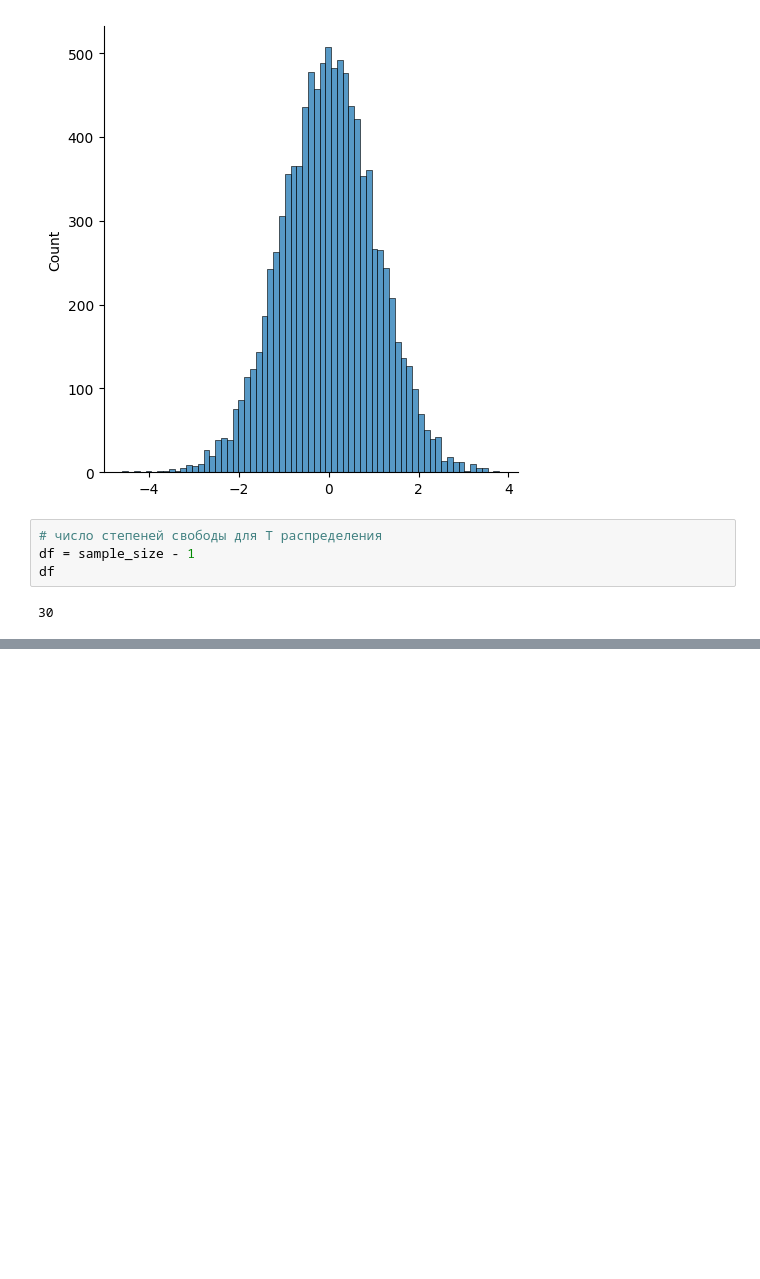
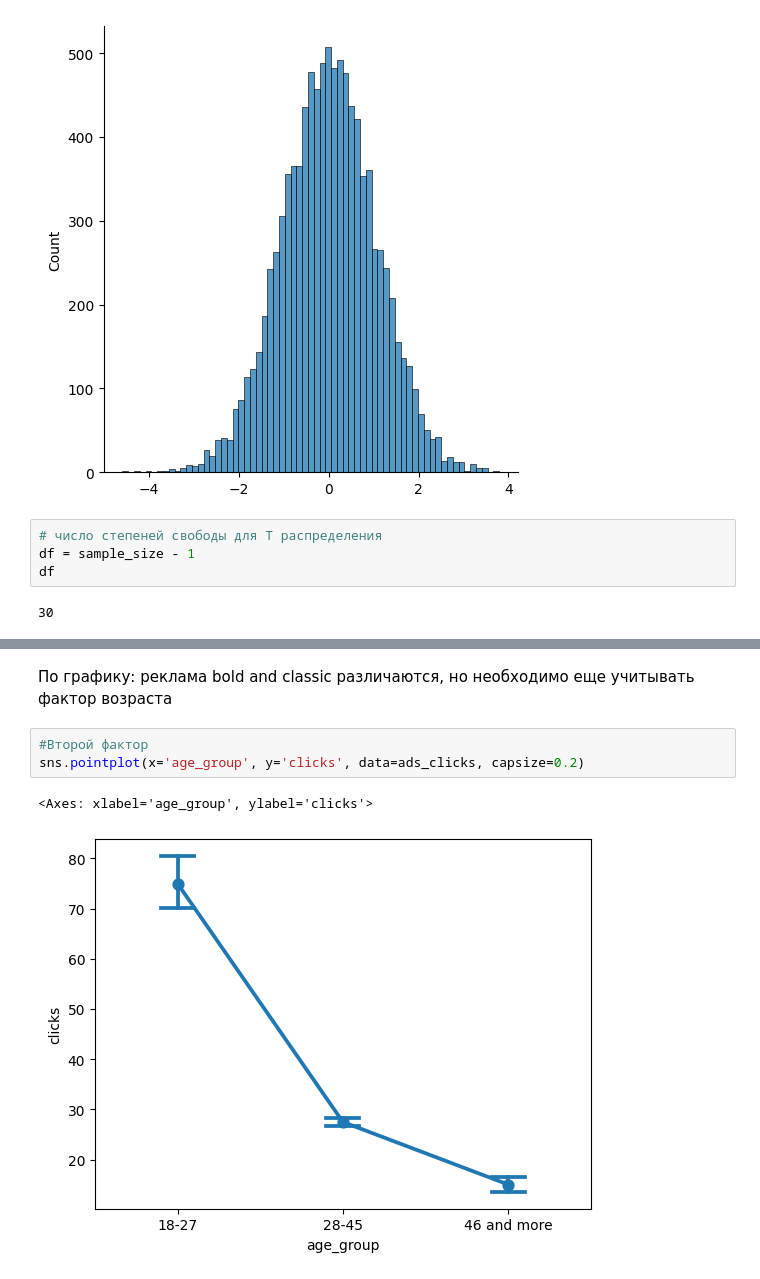
Before and after one commit to Dimkalinin/self-development, a Jupyter notebook: learning_process/learning_process_interval.ipynb, the cells around one changed output, grey strips where cells are left out. Cells and saved outputs as stored; diff of their text form; blank space fills up the shorter version.

```diff
--- a/learning_process/learning_process_interval.ipynb
+++ b/learning_process/learning_process_interval.ipynb
@@ -451,0 +493,8 @@ Multiple Comparison of Means - Tukey HSD, FWER=0.05
+# %% [markdown]
+По графику: реклама bold and classic различаются, но необходимо еще учитывать фактор возраста
+# %%
+#Второй фактор
+sns.pointplot(x='age_group', y='clicks', data=ads_clicks, capsize=0.2)
+# %% [output]
+<Axes: xlabel='age_group', ylabel='clicks'>
+[figure, added]
```
Also changed, not shown: parts of 108 cells of this notebook, 1 other file.
